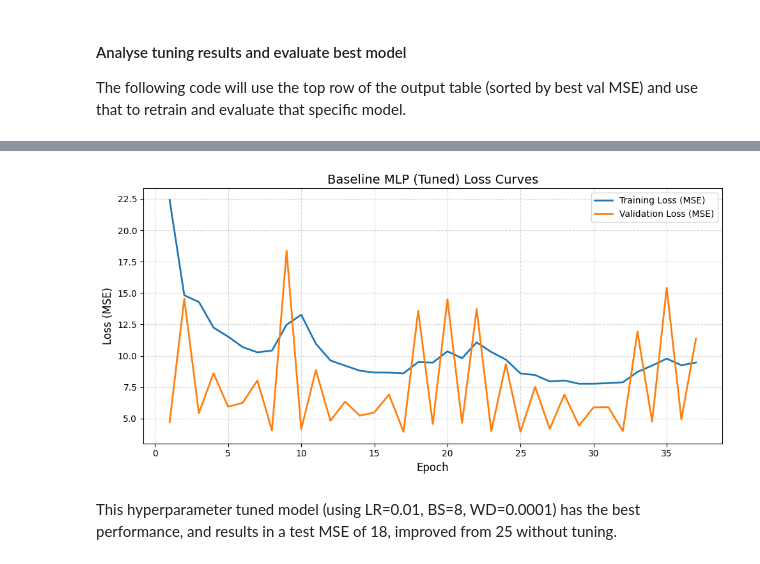
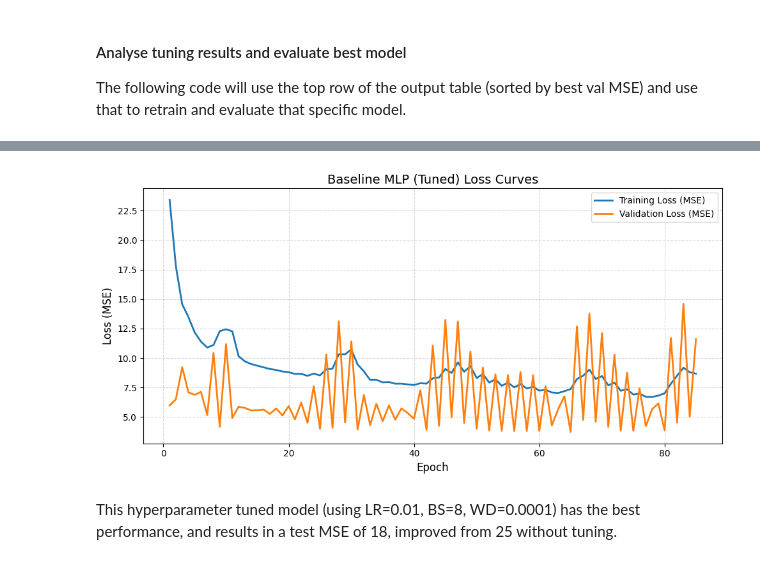
Before and after one commit to YukiSuter/ENG4200-AI4, a Jupyter notebook: ENG4200_CW3_2758934s.ipynb, the cells around one changed output, grey strips where cells are left out. Cells and saved outputs as stored; diff of their text form; code cells hidden in the pictures.

```diff
--- a/ENG4200_CW3_2758934s.ipynb
+++ b/ENG4200_CW3_2758934s.ipynb
@@ -249,12 +249,12 @@ input_dim = X_train_scaled.shape[1]   # define training features size
 output_dim = 1                        # only output we want is GDP
 
 class BaselineMLP(nn.Module):
-    def __init__(self, in_features, out_features, hidden_units=16):
+    def __init__(self, in_features, out_features):
         super().__init__()
         self.net = nn.Sequential(
-            nn.Linear(in_features, hidden_units),
+            nn.Linear(in_features, 16),
             nn.ReLU(),
-            nn.Linear(hidden_units, out_features)
+            nn.Linear(16, out_features)
         )
 
     def forward(self, x):
@@ -522,45 +478,18 @@ KeyboardInterrupt:
 #### Analyse tuning results and evaluate best model
 The following code will use the top row of the output table (sorted by best val MSE) and use that to retrain and evaluate that specific model.
 # %%
-best_row_A = results_df_A.sort_values("mean_best_val_mse").iloc[0]
+best_row_A = results_df_A.sort_values("best_val_mse").iloc[0]
 
-best_lr = float(best_row_A["learning_rate"])
-best_bs = int(best_row_A["batch_size"])
-best_wd = float(best_row_A["weight_decay"])
-best_hd = int(best_row_A["hidden_units"])
+best_lr        = float(best_row_A["learning_rate"])
+best_bs        = int(best_row_A["batch_size"])
+# best_bs        = int(best_row_A["batch_size"])*2
+best_wd        = float(best_row_A["weight_decay"])
 
-n_eval_runs = 5
-test_mses = []
-all_val_losses = []
-all_train_losses = []
+model_A_val_losses, model_A_train_losses, model_A_tuned_test_mse = run_modelA(best_lr, best_bs, best_wd, evaluate_model=True, extra_info=True)
+print(f"\n[Baseline tuning] Final Tuned Test MSE (Baseline MLP): {model_A_tuned_test_mse:.6f}")
 
-print("[Baseline tuning] Running tuned Model A", n_eval_runs, "times...\n")
+# print(model_A_val_losses)
+# print(model_A_train_losses)
 
-for run in range(n_eval_runs):
-    # Optional: vary seed for each run for fair variance sampling
-    torch.manual_seed(123 + run)
-    np.random.seed(123 + run)
-    random.seed(123 + run)
-
-    val_losses, train_losses, test_mse = run_modelA(
-        learning_rate=best_lr,
-        batch_size=best_bs,
-        weight_decay=best_wd,
-        hidden_units=best_hd,
-        evaluate_model=True,
-        extra_info=(run == 0)   # print only for the first run
-    )
-
-    test_mses.append(test_mse)
-    all_val_losses.append(val_losses)
-    all_train_losses.append(train_losses)
-
-    print(f" Run {run+1}/{n_eval_runs} → Test MSE = {test_mse:.6f}")
-
-# Compute stable test performance
-mean_test_mse = float(np.mean(test_mses))
-std_test_mse  = float(np.std(test_mses))
-print(f"Mean Test MSE over {n_eval_runs} runs : {mean_test_mse:.6f}")
-print(f"Std Dev of Test MSE                  : {std_test_mse:.6f}")
-plot_loss_curves(all_train_losses[-1], all_val_losses[-1], "Baseline MLP (Tuned)")
+plot_loss_curves(model_A_train_losses, model_A_val_losses, "Baseline MLP (Tuned)")
 # %% [output]
@@ -584,4 +513,4 @@ Std Dev of Test MSE                  : 6.221585
-[figure, old version]
+[figure, new version]
 # %% [markdown]
 This hyperparameter tuned model (using LR=0.01, BS=8, WD=0.0001) has the best performance, and results in a test MSE of 18, improved from 25 without tuning.
 # %% [markdown]
```
Also changed, not shown: parts of 9 cells of this notebook.
